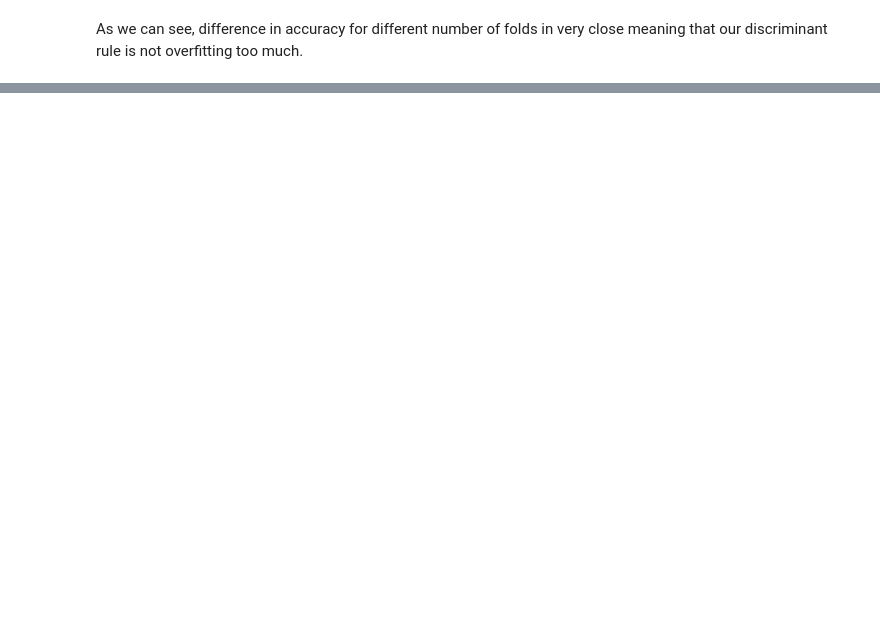
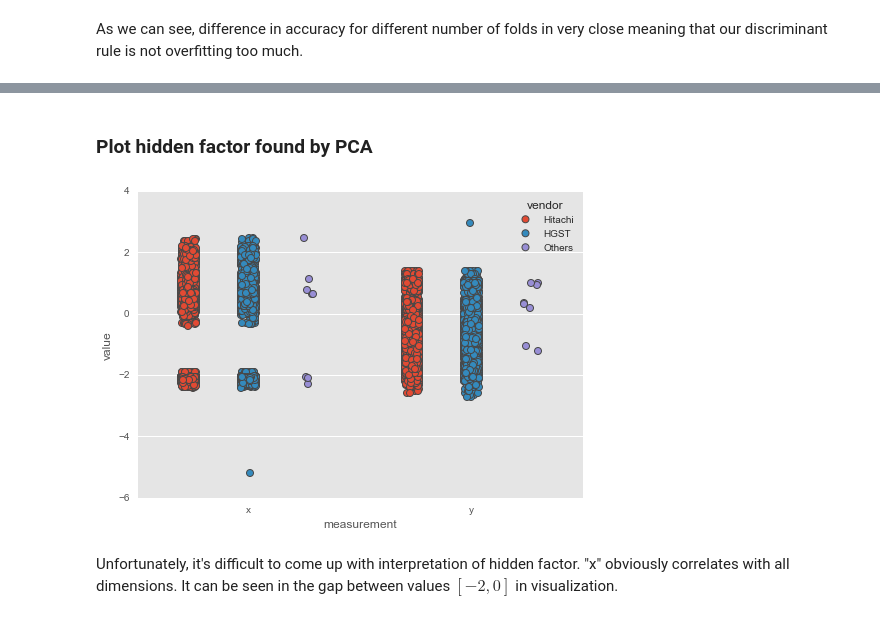
Before and after one commit to IIoTeP9HuY/Data_Analysis_and_Data_Mining_Class, a Jupyter notebook: Report.ipynb, the cells around one changed output, grey strips where cells are left out. Drawn from its saved outputs; the diff is of its cells as text; code cells hidden in the pictures; blank space fills up the shorter version.

```diff
--- a/Report.ipynb
+++ b/Report.ipynb
@@ -987,0 +995,14 @@ As we can see, difference in accuracy for different number of folds in very clos
+# %%
+data = dataset.copy()
+data["vendor"] = data["model"].map(extract_vendor)
+data["throughput"] = data["smart_2_normalized"]
+data["spin_up_time"] = data["smart_3_normalized"]
+data["seek_time"] = data["smart_8_normalized"]
+
+clean_data = remove_outliers(data, ["throughput", "spin_up_time", "seek_time"], 0.99)
+
+columns_working_set = [
+    "vendor", "throughput", "spin_up_time", "seek_time"
+]
+
+data = clean_data[columns_working_set].copy()
@@ -987,0 +1018,5 @@ As we can see, difference in accuracy for different number of folds in very clos
+# %%
+for column in columns_working_set:
+    if column == "vendor":
+        continue
+    data[column] = preprocessing.scale(data[column])
@@ -987,0 +1033,12 @@ As we can see, difference in accuracy for different number of folds in very clos
+# %%
+from sklearn import decomposition
+
+x = data.drop("vendor", axis=1)
+
+pca = decomposition.PCA(n_components=2)
+model = pca.fit(x)
+
+x_transformed = model.transform(x)
+
+data_transformed = pd.DataFrame(x_transformed, columns=["x", "y"])
+data_transformed["vendor"] = data["vendor"]
@@ -987,0 +1049,11 @@ As we can see, difference in accuracy for different number of folds in very clos
+# %% [markdown]
+### Plot hidden factor found by PCA
+# %%
+melted_data_transformed = pd.melt(data_transformed, "vendor", var_name="measurement")
+
+axes = sns.stripplot(x="measurement", y="value", hue="vendor", data=melted_data_transformed,
+              jitter=True, edgecolor="gray")
+# %% [output]
+[figure, added]
+# %% [markdown]
+Unfortunately, it's difficult to come up with interpretation of hidden factor. "x" obviously correlates with all dimensions. It can be seen in the gap between values $[-2, 0]$ in visualization.
```
Also changed, not shown: parts of 22 cells of this notebook.
